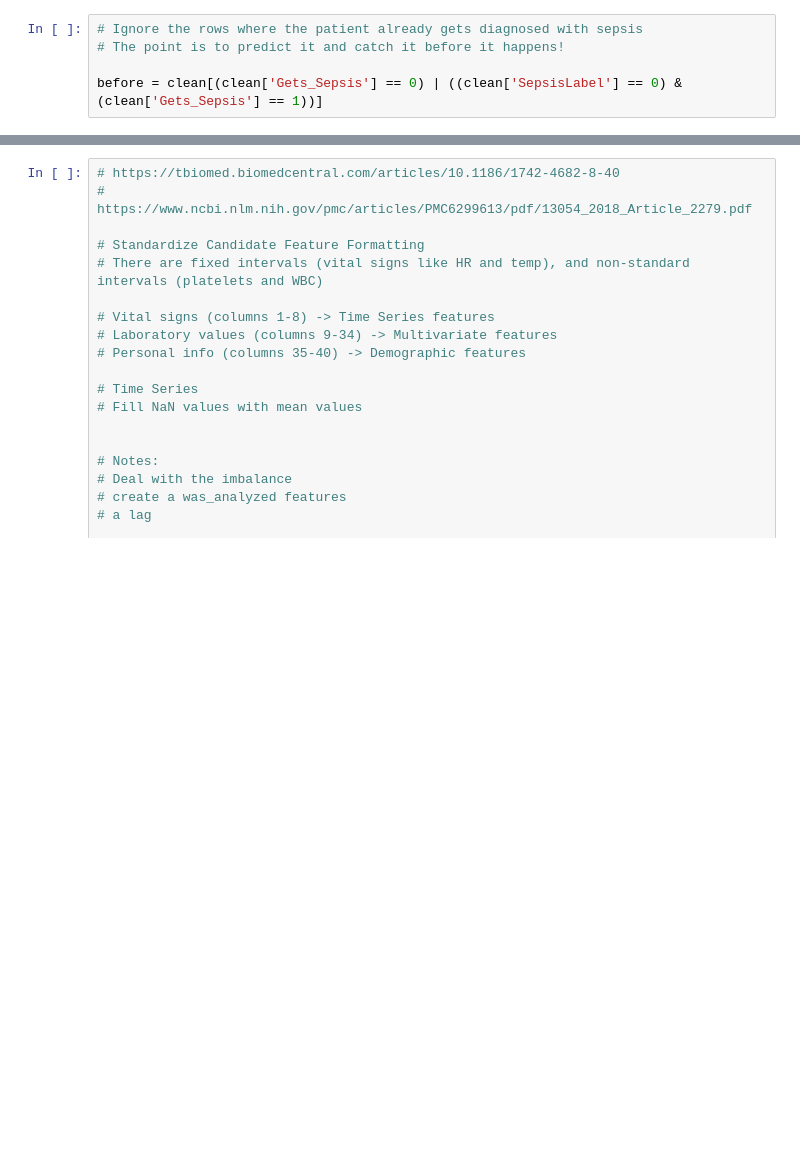
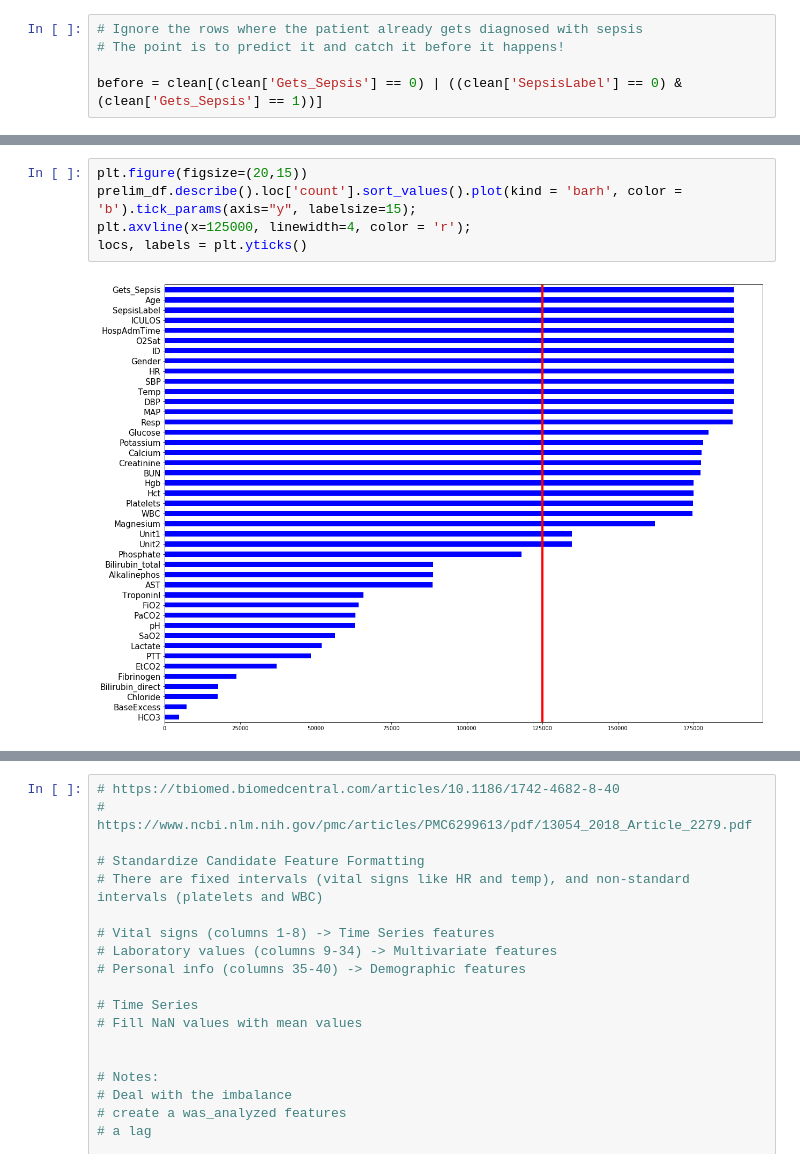
Before and after one commit to Fryman93/SprungBoard, a Jupyter notebook: Capstone 2/Sepsis/Sepsis.ipynb, the cells around one changed output, grey strips where cells are left out. Saved outputs shown, nothing was run; the diff lists cells and outputs as text; blank space fills up the shorter version.

```diff
--- a/Capstone 2/Sepsis/Sepsis.ipynb
+++ b/Capstone 2/Sepsis/Sepsis.ipynb
@@ -491,0 +504,7 @@ prelim_df.describe()
+# %%
+plt.figure(figsize=(20,15))
+prelim_df.describe().loc['count'].sort_values().plot(kind = 'barh', color = 'b').tick_params(axis="y", labelsize=15);
+plt.axvline(x=125000, linewidth=4, color = 'r');
+locs, labels = plt.yticks()
+# %% [output]
+[figure, added]
```
Also changed, not shown: parts of 23 cells of this notebook.
